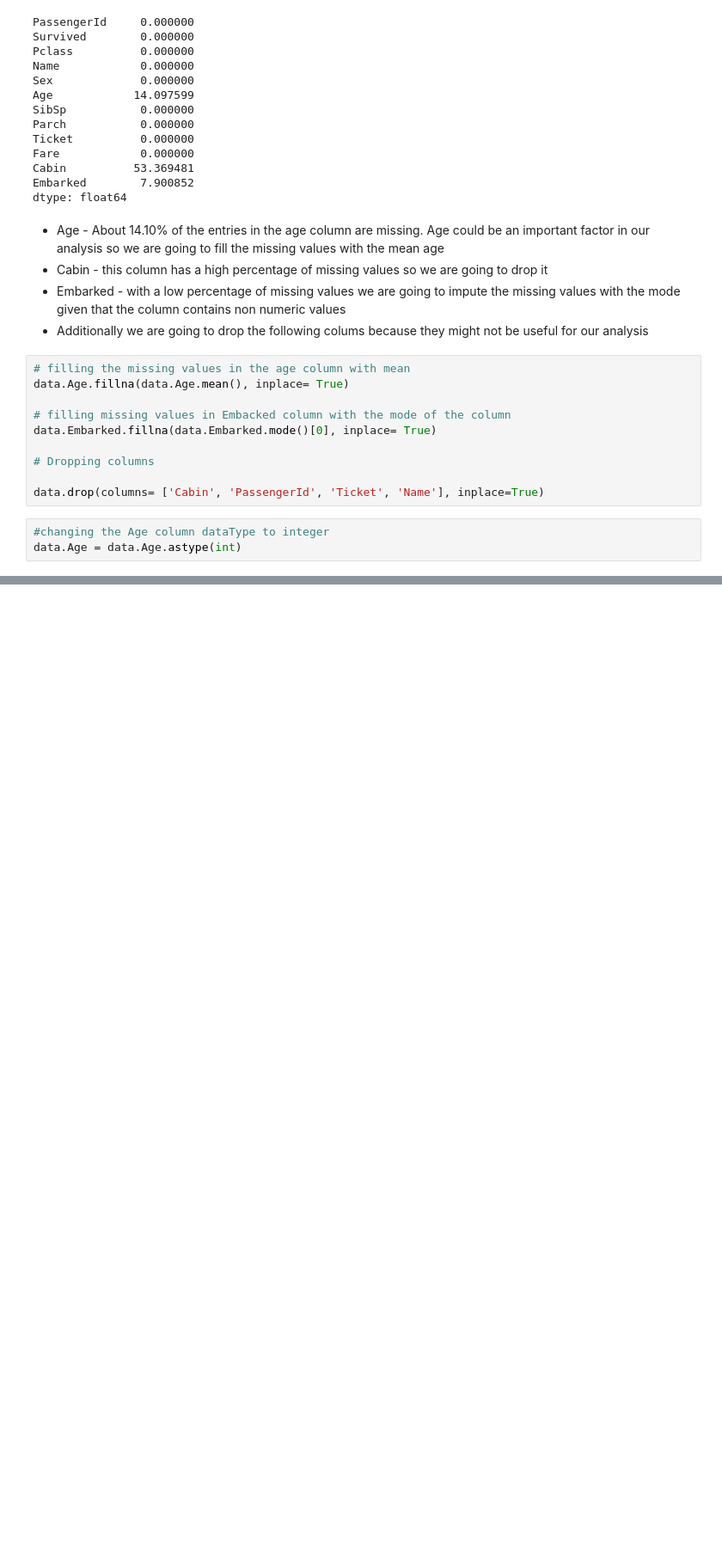
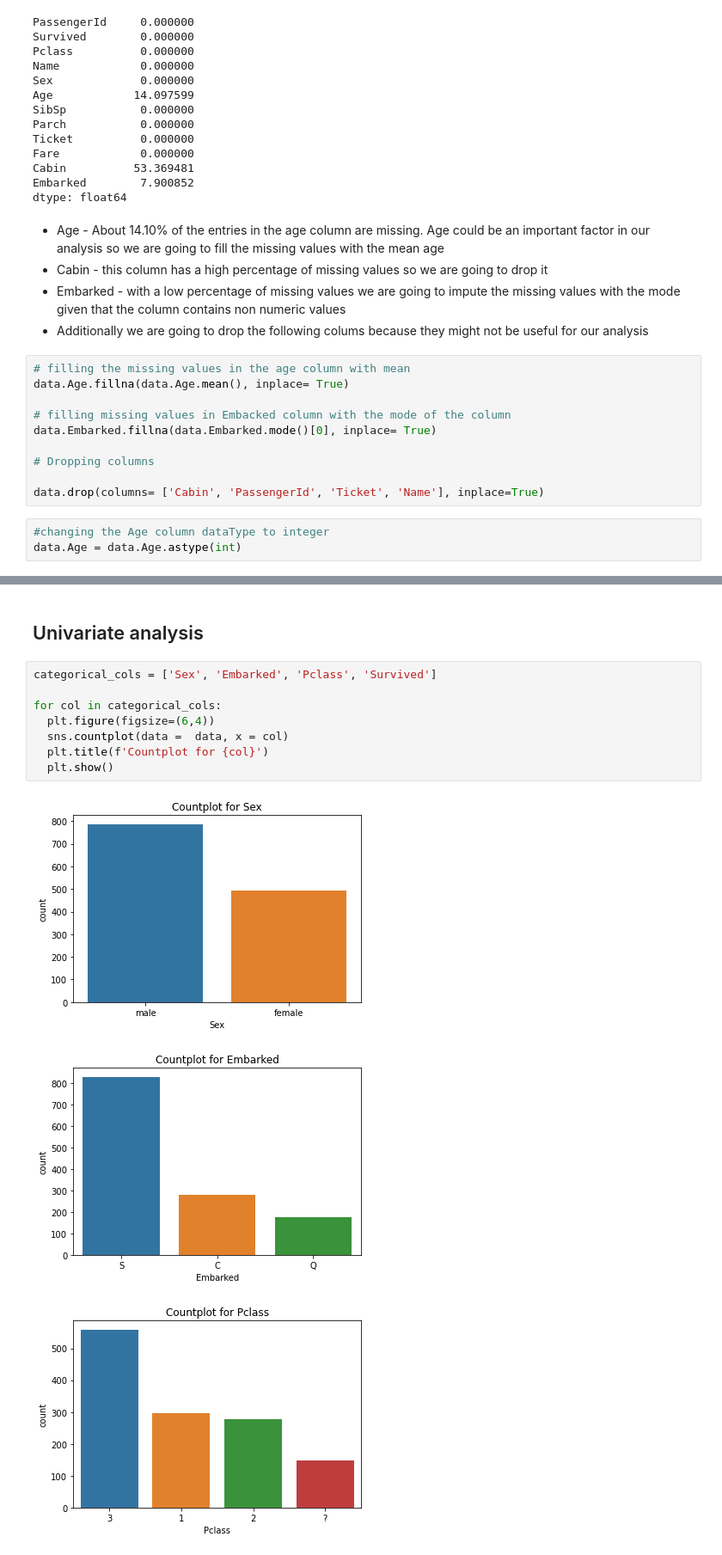
Before and after one commit to OchiengGideon/Titanic, a Jupyter notebook: TitanicEDA.ipynb, the cells around one changed output, grey strips where cells are left out. Shown at 86% size. Cells and saved outputs as stored; diff of their text form; blank space fills up the shorter version.

```diff
--- a/TitanicEDA.ipynb
+++ b/TitanicEDA.ipynb
@@ -148,0 +197,14 @@ array([15.48813504, 17.15189366, 16.02763376, 15.44883183, 14.23654799,
+# %% [markdown]
+## Univariate analysis
+# %%
+categorical_cols = ['Sex', 'Embarked', 'Pclass', 'Survived']
+
+for col in categorical_cols:
+  plt.figure(figsize=(6,4))
+  sns.countplot(data =  data, x = col)
+  plt.title(f'Countplot for {col}')
+  plt.show()
+# %% [output]
+[figure, added]
+[figure, added]
+[figure, added]
```
Also changed, not shown: parts of 17 cells of this notebook.
